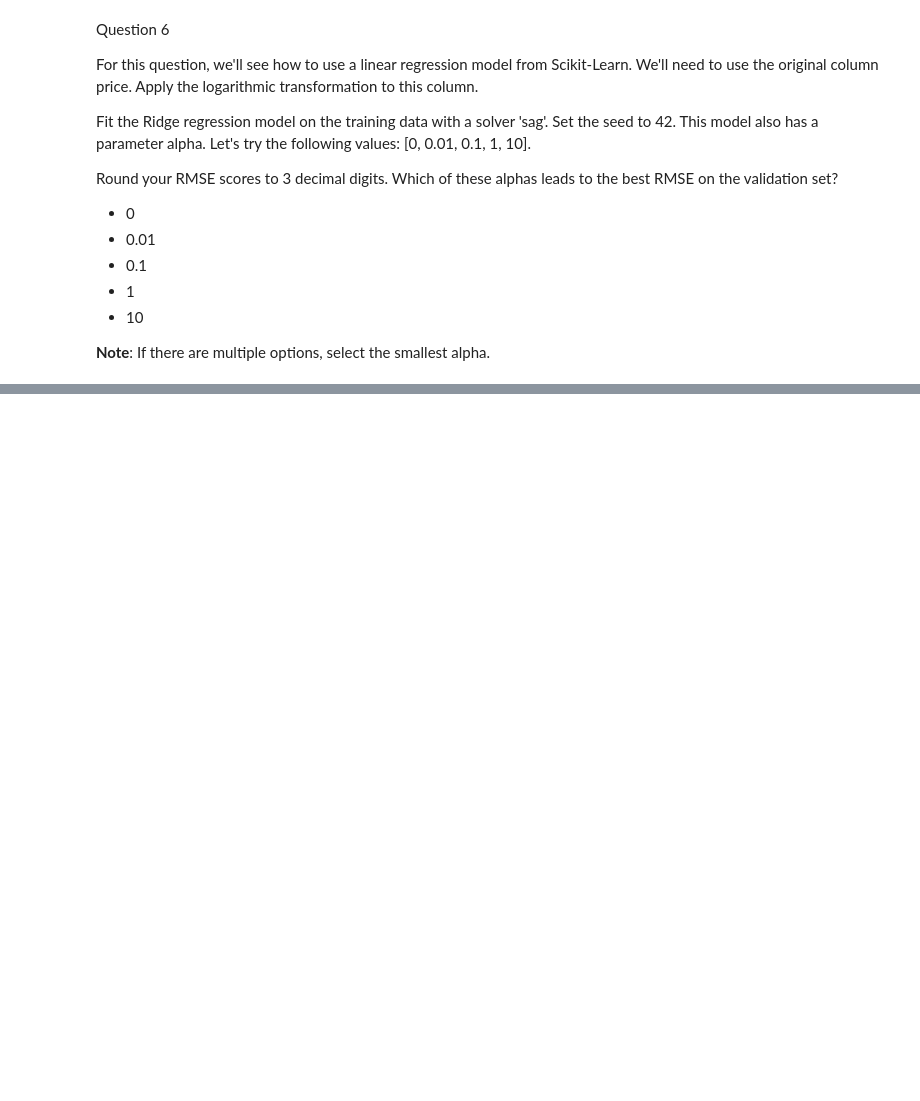
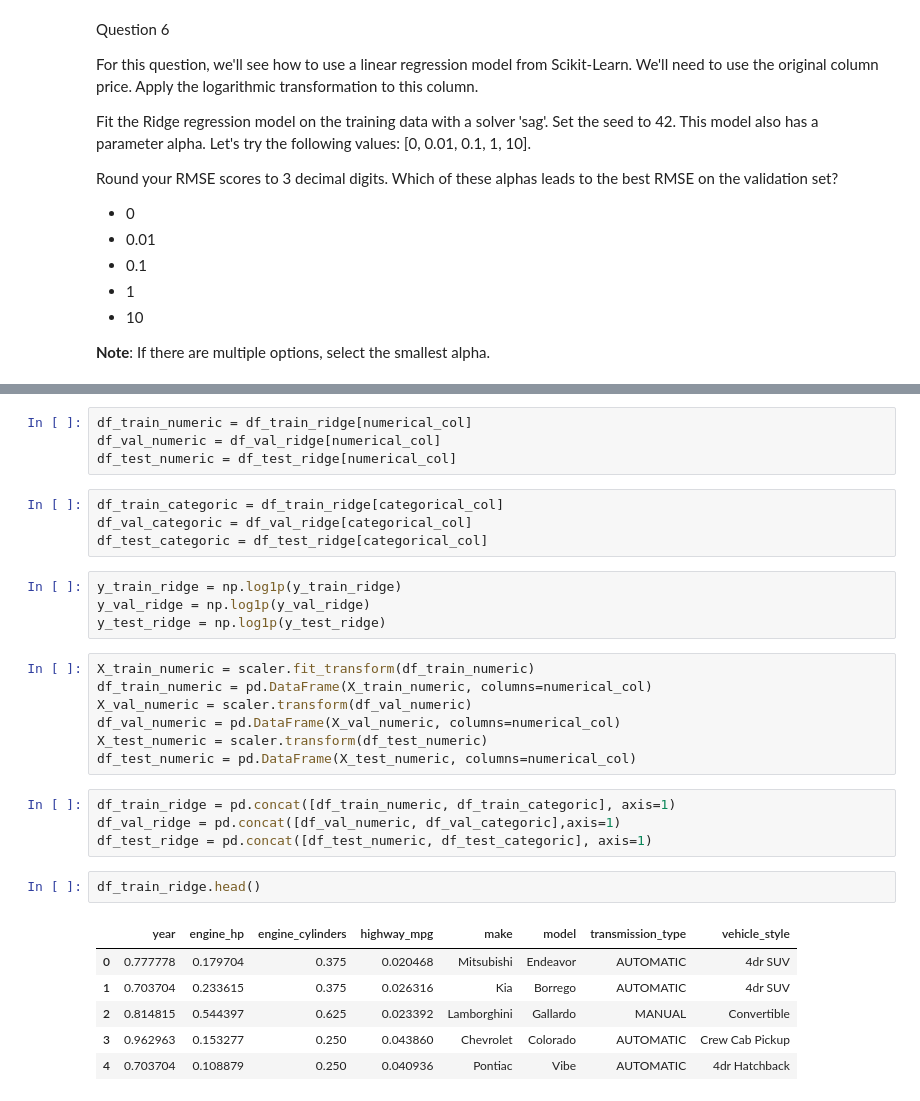
Before and after one commit to abhijitchak103/ml-zoomcamp, a Jupyter notebook: Homeworks/ml-zoomcamp-hw-3.ipynb, the cells around one changed output, grey strips where cells are left out. Saved outputs shown, nothing was run; the diff lists cells and outputs as text; blank space fills up the shorter version.

```diff
--- a/Homeworks/ml-zoomcamp-hw-3.ipynb
+++ b/Homeworks/ml-zoomcamp-hw-3.ipynb
@@ -369,0 +443,32 @@ Which of these alphas leads to the best RMSE on the validation set?
+# %%
+df_train_numeric = df_train_ridge[numerical_col]
+df_val_numeric = df_val_ridge[numerical_col]
+df_test_numeric = df_test_ridge[numerical_col]
+# %%
+df_train_categoric = df_train_ridge[categorical_col]
+df_val_categoric = df_val_ridge[categorical_col]
+df_test_categoric = df_test_ridge[categorical_col]
+# %%
+y_train_ridge = np.log1p(y_train_ridge)
+y_val_ridge = np.log1p(y_val_ridge)
+y_test_ridge = np.log1p(y_test_ridge)
+# %%
+X_train_numeric = scaler.fit_transform(df_train_numeric)
+df_train_numeric = pd.DataFrame(X_train_numeric, columns=numerical_col)
+X_val_numeric = scaler.transform(df_val_numeric)
+df_val_numeric = pd.DataFrame(X_val_numeric, columns=numerical_col)
+X_test_numeric = scaler.transform(df_test_numeric)
+df_test_numeric = pd.DataFrame(X_test_numeric, columns=numerical_col)
+# %%
+df_train_ridge = pd.concat([df_train_numeric, df_train_categoric], axis=1)
+df_val_ridge = pd.concat([df_val_numeric, df_val_categoric],axis=1)
+df_test_ridge = pd.concat([df_test_numeric, df_test_categoric], axis=1)
+# %%
+df_train_ridge.head()
+# %% [output]
+|  | year | engine_hp | engine_cylinders | highway_mpg | make | model | transmission_type | vehicle_style |
+| 0 | 0.777778 | 0.179704 | 0.375 | 0.020468 | Mitsubishi | Endeavor | AUTOMATIC | 4dr SUV |
+| 1 | 0.703704 | 0.233615 | 0.375 | 0.026316 | Kia | Borrego | AUTOMATIC | 4dr SUV |
+| 2 | 0.814815 | 0.544397 | 0.625 | 0.023392 | Lamborghini | Gallardo | MANUAL | Convertible |
+| 3 | 0.962963 | 0.153277 | 0.250 | 0.043860 | Chevrolet | Colorado | AUTOMATIC | Crew Cab Pickup |
+| 4 | 0.703704 | 0.108879 | 0.250 | 0.040936 | Pontiac | Vibe | AUTOMATIC | 4dr Hatchback |
```
Also changed, not shown: parts of 21 cells of this notebook.
